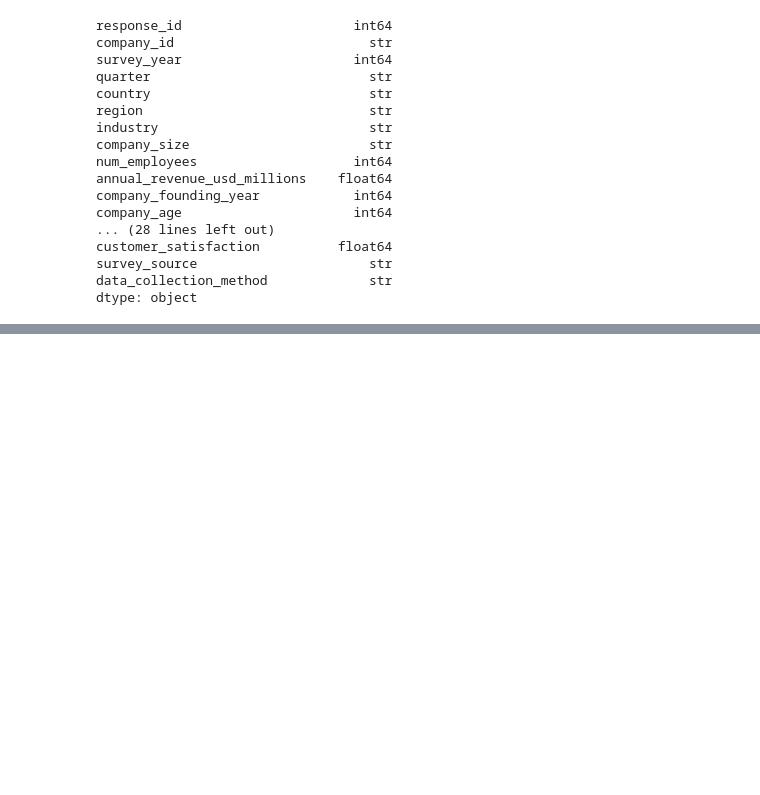
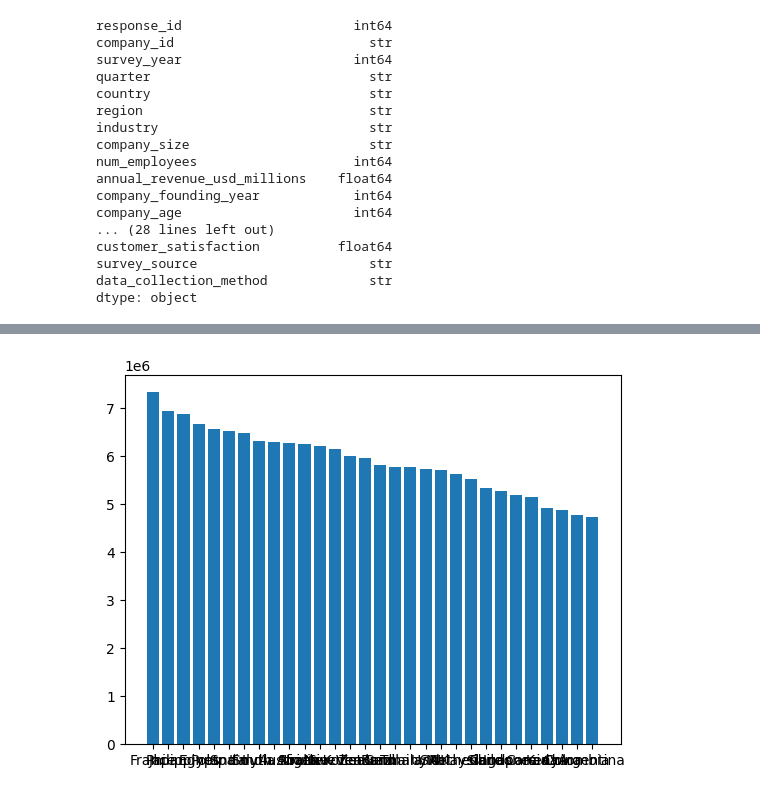
Before and after one commit to HemDesh/Data_Analysis_on_AI_Adoption_and_Workforce_Impact, a Jupyter notebook: notebooks/main.ipynb, the cells around one changed output, grey strips where cells are left out. Saved outputs shown, nothing was run; the diff lists cells and outputs as text; code cells hidden in the pictures; blank space fills up the shorter version.

```diff
--- a/notebooks/main.ipynb
+++ b/notebooks/main.ipynb
@@ -178,0 +508,6 @@ import matplotlib.pyplot as plt
+# %%
+ann_rev = df.groupby('country')['annual_revenue_usd_millions'].sum().sort_values(ascending=False)
+plt.bar(ann_rev.index, ann_rev.values)
+plt.show()
+# %% [output]
+[figure, added]
```
Also changed, not shown: parts of 58 cells of this notebook, 10 other files.
